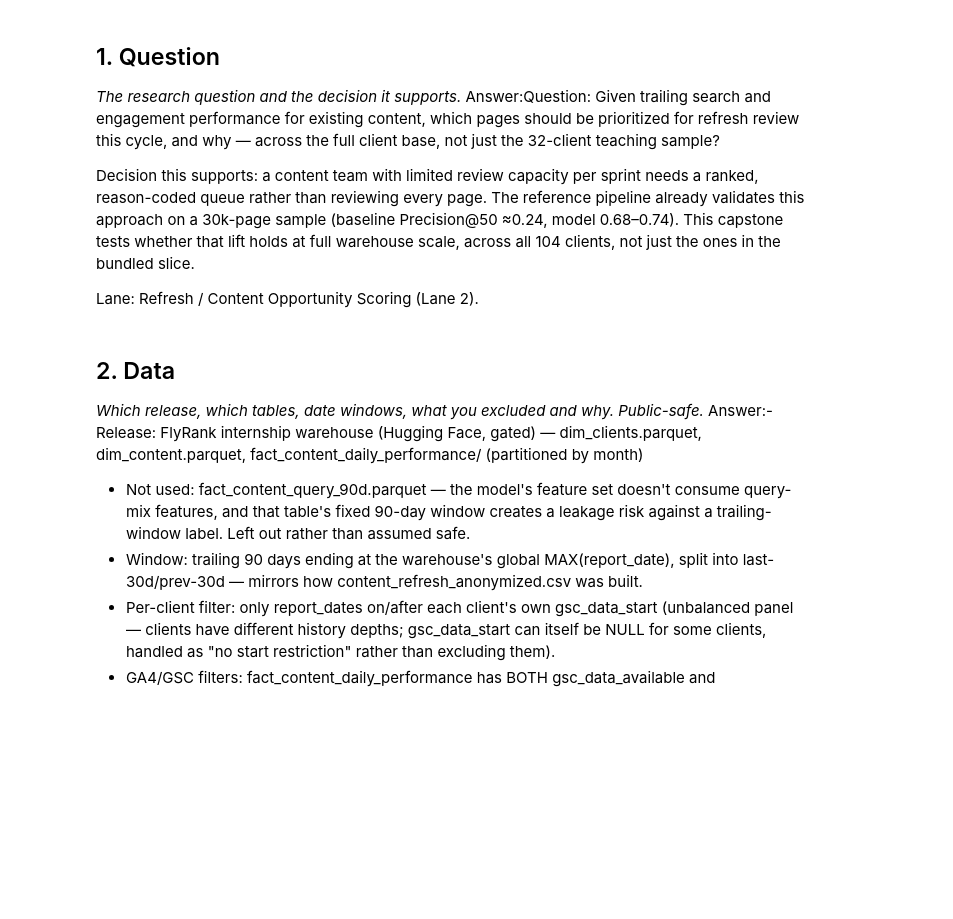
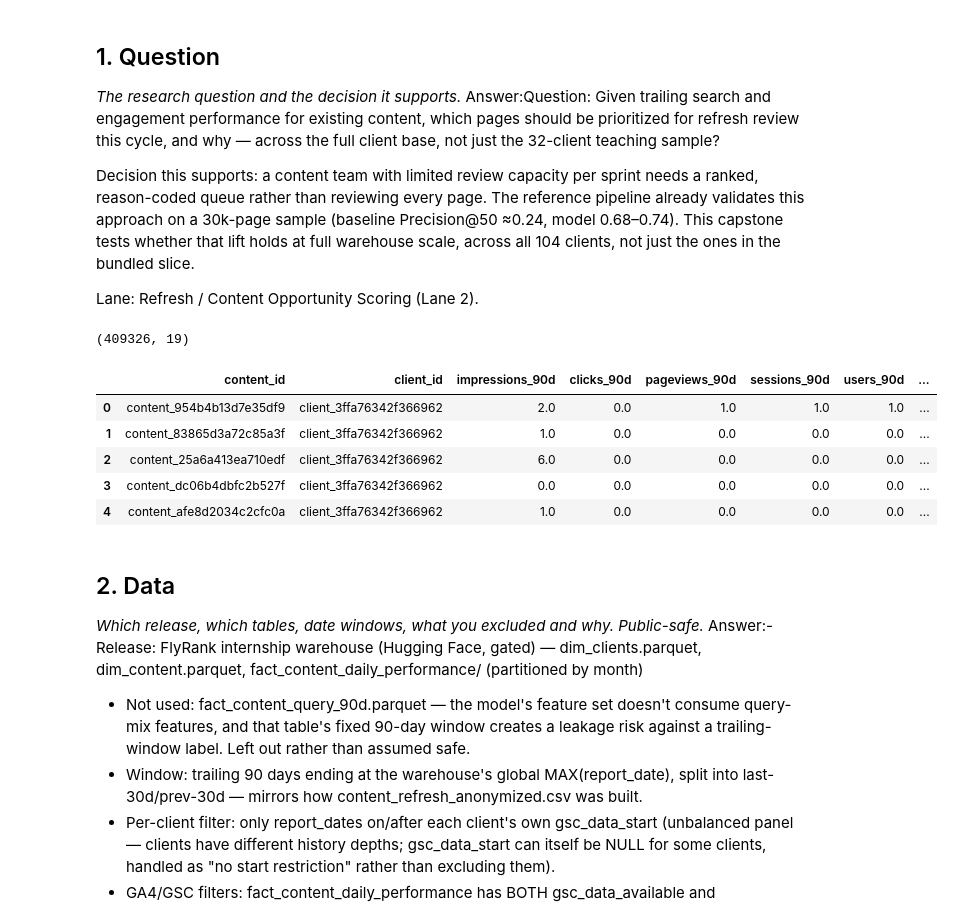
Before and after one commit to saad-imran2891/week1, a Jupyter notebook: work/notebooks/capstone.ipynb, the cells around one changed output. Cells and saved outputs as stored; diff of their text form; code cells hidden in the pictures; blank space fills up the shorter version.

```diff
--- a/work/notebooks/capstone.ipynb
+++ b/work/notebooks/capstone.ipynb
@@ -77,7 +77,7 @@ cm = COLUMN_MAP
 
 agg_query = f"""
 WITH cutoff AS (
-    SELECT MAX({cm['report_date']}) AS max_date
+    SELECT MAX(report_date) - INTERVAL 5 DAY AS max_date
     FROM read_parquet('{WAREHOUSE_BASE}/fact_content_daily_performance/**/*.parquet')
 ),
 windowed AS (
@@ -92,33 +92,41 @@ windowed AS (
 SELECT
     {cm['content_id']} AS content_id,
     {cm['client_id']} AS client_id,
     SUM({cm['impressions']}) AS impressions_90d,
     SUM({cm['clicks']}) AS clicks_90d,
     SUM(CASE WHEN {cm['ga4_data_available']} IS TRUE THEN {cm['pageviews']} ELSE 0 END) AS pageviews_90d,
     SUM(CASE WHEN {cm['ga4_data_available']} IS TRUE THEN {cm['sessions']} ELSE 0 END) AS sessions_90d,
     SUM(CASE WHEN {cm['ga4_data_available']} IS TRUE THEN {cm['users']} ELSE 0 END) AS users_90d,
     SUM(CASE WHEN {cm['ga4_data_available']} IS TRUE THEN {cm['engaged_sessions']} ELSE 0 END) AS engaged_sessions_90d,
     SUM(CASE WHEN {cm['ga4_data_available']} IS TRUE THEN {cm['ai_sessions']} ELSE 0 END) AS ai_sessions_90d,
     SUM(CASE WHEN {cm['ga4_data_available']} IS TRUE THEN {cm['scroll_events']} ELSE 0 END) AS scroll_events_90d,
     SUM(CASE WHEN {cm['gsc_data_available']} IS TRUE AND {cm['impressions']} > 0 THEN 1 ELSE 0 END) AS days_with_impressions,
     SUM(CASE WHEN {cm['ga4_data_available']} IS TRUE AND {cm['sessions']} > 0 THEN 1 ELSE 0 END) AS days_with_sessions,
     CASE WHEN SUM(CASE WHEN {cm['gsc_data_available']} IS TRUE THEN {cm['impressions']} ELSE 0 END) = 0 THEN 0
          ELSE SUM(CASE WHEN {cm['gsc_data_available']} IS TRUE THEN {cm['position_sum']} ELSE 0 END)
               / SUM(CASE WHEN {cm['gsc_data_available']} IS TRUE THEN {cm['impressions']} ELSE 0 END)
     END AS avg_position,
     SUM(CASE WHEN {cm['report_date']} > max_date - INTERVAL 30 DAY THEN {cm['impressions']} ELSE 0 END) AS impressions_last_30d,
     SUM(CASE WHEN {cm['report_date']} > max_date - INTERVAL 30 DAY THEN {cm['clicks']} ELSE 0 END) AS clicks_last_30d,
     SUM(CASE WHEN {cm['report_date']} > max_date - INTERVAL 30 DAY AND {cm['ga4_data_available']} IS TRUE THEN {cm['sessions']} ELSE 0 END) AS sessions_last_30d,
     SUM(CASE WHEN {cm['report_date']} <= max_date - INTERVAL 30 DAY THEN {cm['impressions']} ELSE 0 END) AS impressions_prev_30d,
     SUM(CASE WHEN {cm['report_date']} <= max_date - INTERVAL 30 DAY THEN {cm['clicks']} ELSE 0 END) AS clicks_prev_30d,
     SUM(CASE WHEN {cm['report_date']} <= max_date - INTERVAL 30 DAY AND {cm['ga4_data_available']} IS TRUE THEN {cm['sessions']} ELSE 0 END) AS sessions_prev_30d
 FROM windowed
 GROUP BY 1, 2
 """
 
 rollup = con.execute(agg_query).df()
 print(rollup.shape)
 rollup.head()
+# %% [output]
+(409326, 19)
+|  | content_id | client_id | impressions_90d | clicks_90d | pageviews_90d | sessions_90d | users_90d | ... |
+| 0 | content_954b4b13d7e35df9 | client_3ffa76342f366962 | 2.0 | 0.0 | 1.0 | 1.0 | 1.0 | ... |
+| 1 | content_83865d3a72c85a3f | client_3ffa76342f366962 | 1.0 | 0.0 | 0.0 | 0.0 | 0.0 | ... |
+| 2 | content_25a6a413ea710edf | client_3ffa76342f366962 | 6.0 | 0.0 | 0.0 | 0.0 | 0.0 | ... |
+| 3 | content_dc06b4dbfc2b527f | client_3ffa76342f366962 | 0.0 | 0.0 | 0.0 | 0.0 | 0.0 | ... |
+| 4 | content_afe8d2034c2cfc0a | client_3ffa76342f366962 | 1.0 | 0.0 | 0.0 | 0.0 | 0.0 | ... |
 # %% [markdown]
 ## 2. Data
 
```
Also changed, not shown: parts of 8 cells of this notebook.
